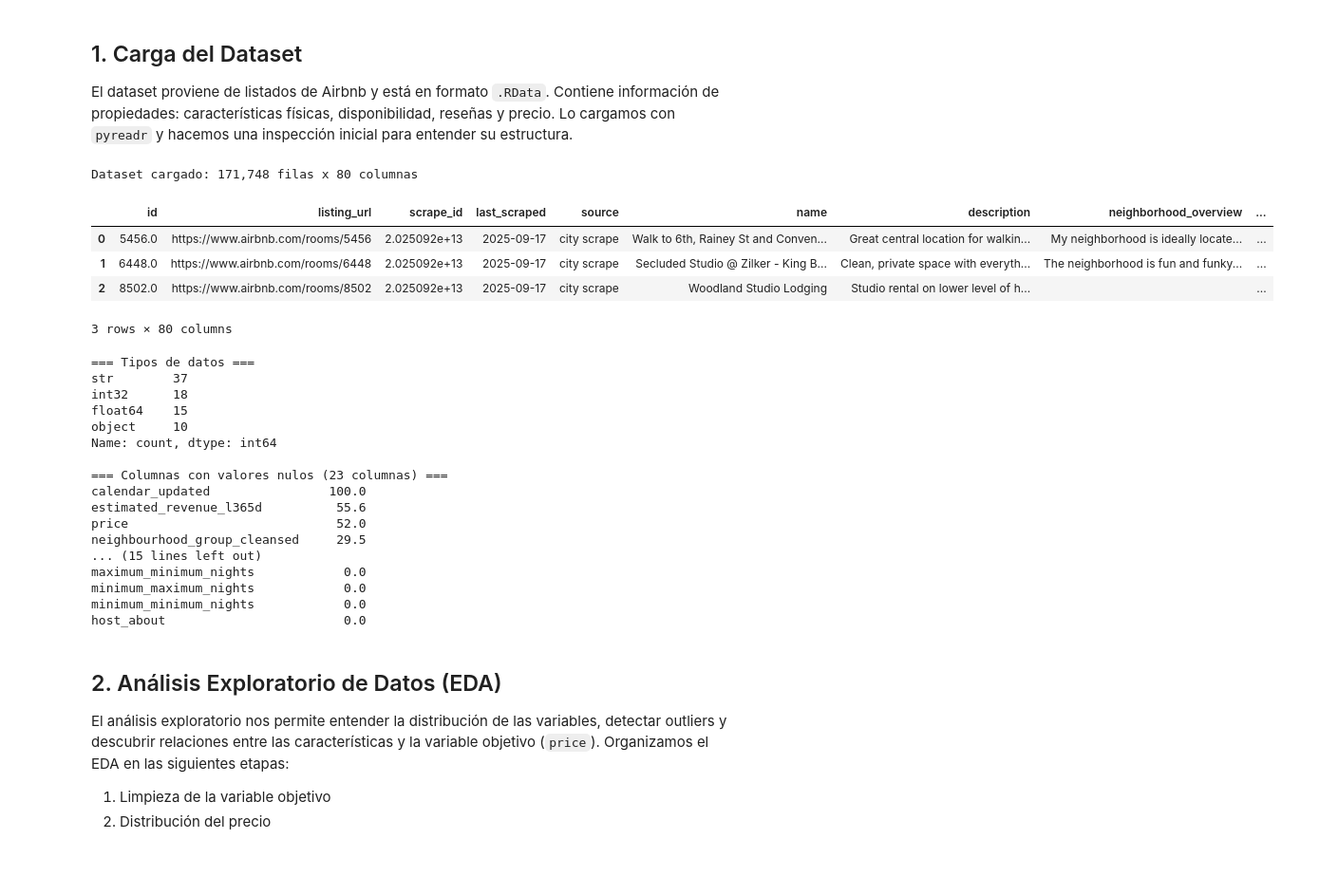
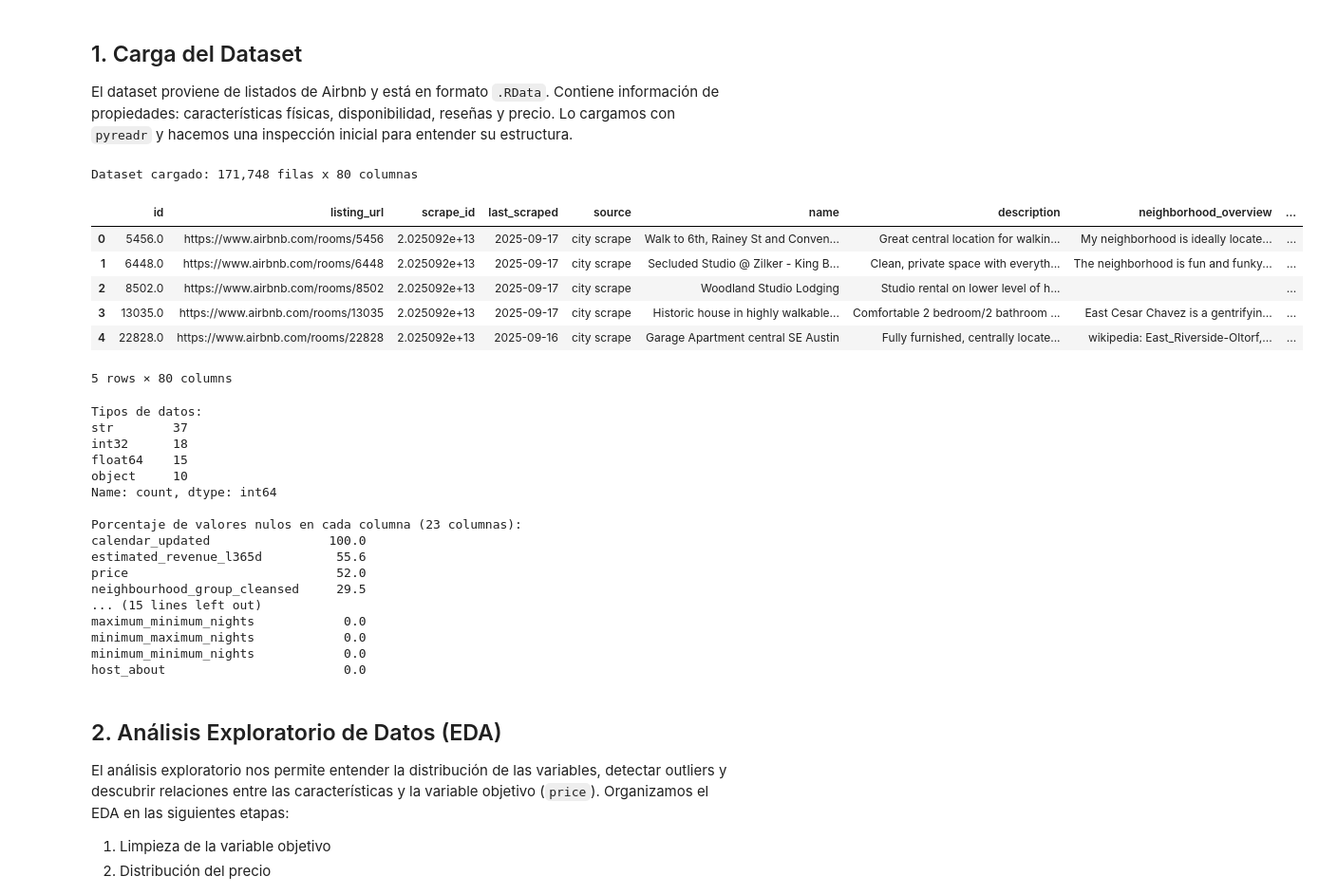
Before and after one commit to Jonialen/mineDatos-lab3, a Jupyter notebook: lab3.ipynb, the cells around one changed output. Shown at 95% size. Drawn from its saved outputs; the diff is of its cells as text; code cells hidden in the pictures; blank space fills up the shorter version.

```diff
--- a/lab3.ipynb
+++ b/lab3.ipynb
@@ -41,37 +45,39 @@ El dataset proviene de listados de Airbnb y está en formato `.RData`. Contiene
 # %%
 # Cargar el archivo .RData
 result = pyreadr.read_r('data/listings.RData')
 df = result[list(result.keys())[0]]
 
 print(f'Dataset cargado: {df.shape[0]:,} filas x {df.shape[1]} columnas')
-df.head(3)
+df.head(5)
 # %% [output]
 Dataset cargado: 171,748 filas x 80 columnas
 |  | id | listing_url | scrape_id | last_scraped | source | name | description | neighborhood_overview | ... |
 | 0 | 5456.0 | https://www.airbnb.com/rooms/5456 | 2.025092e+13 | 2025-09-17 | city scrape | Walk to 6th, Rainey St and Conven... | Great central location for walkin... | My neighborhood is ideally locate... | ... |
 | 1 | 6448.0 | https://www.airbnb.com/rooms/6448 | 2.025092e+13 | 2025-09-17 | city scrape | Secluded Studio @ Zilker - King B... | Clean, private space with everyth... | The neighborhood is fun and funky... | ... |
 | 2 | 8502.0 | https://www.airbnb.com/rooms/8502 | 2.025092e+13 | 2025-09-17 | city scrape | Woodland Studio Lodging | Studio rental on lower level of h... |  | ... |
+| 3 | 13035.0 | https://www.airbnb.com/rooms/13035 | 2.025092e+13 | 2025-09-17 | city scrape | Historic house in highly walkable... | Comfortable 2 bedroom/2 bathroom ... | East Cesar Chavez is a gentrifyin... | ... |
+| 4 | 22828.0 | https://www.airbnb.com/rooms/22828 | 2.025092e+13 | 2025-09-16 | city scrape | Garage Apartment central SE Austin | Fully furnished, centrally locate... | wikipedia: East_Riverside-Oltorf,... | ... |
-3 rows × 80 columns
+5 rows × 80 columns
 # %%
 # Tipos de datos por columna
-print('=== Tipos de datos ===')
+print('Tipos de datos:')
 print(df.dtypes.value_counts())
 print()
 
 # Porcentaje de nulos por columna (solo las que tienen)
 nulls = (df.isnull().sum() / len(df) * 100).sort_values(ascending=False)
 nulls = nulls[nulls > 0]
-print(f'=== Columnas con valores nulos ({len(nulls)} columnas) ===')
+print(f'Porcentaje de valores nulos en cada columna ({len(nulls)} columnas):')
 print(nulls.round(1).to_string())
 # %% [output]
-=== Tipos de datos ===
+Tipos de datos:
 str        37
 int32      18
 float64    15
 object     10
 Name: count, dtype: int64
 
-=== Columnas con valores nulos (23 columnas) ===
+Porcentaje de valores nulos en cada columna (23 columnas):
 calendar_updated                100.0
 estimated_revenue_l365d          55.6
 price                            52.0
```
Also changed, not shown: parts of 39 cells of this notebook.
